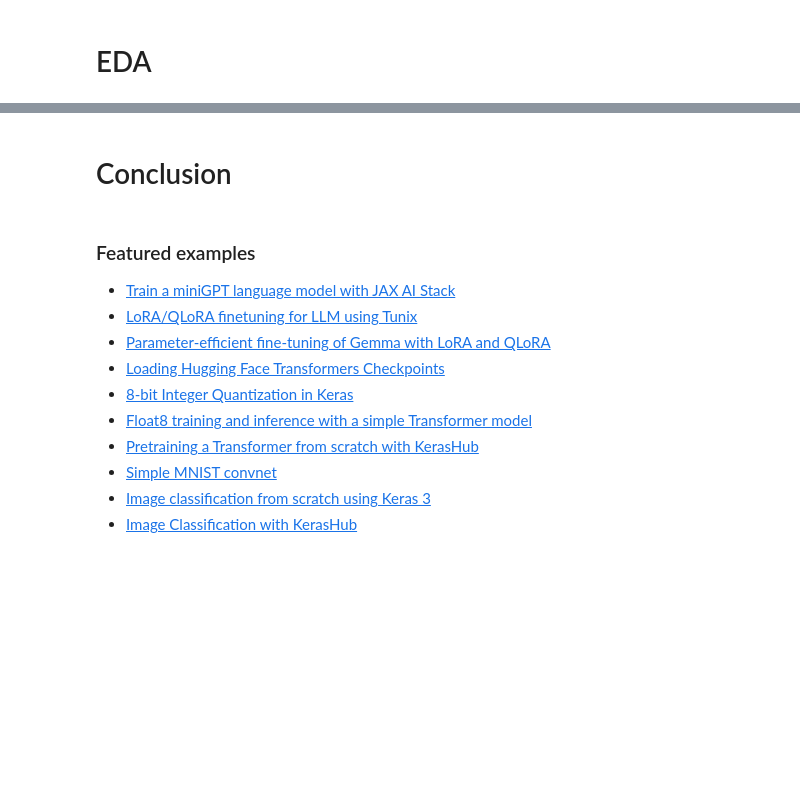
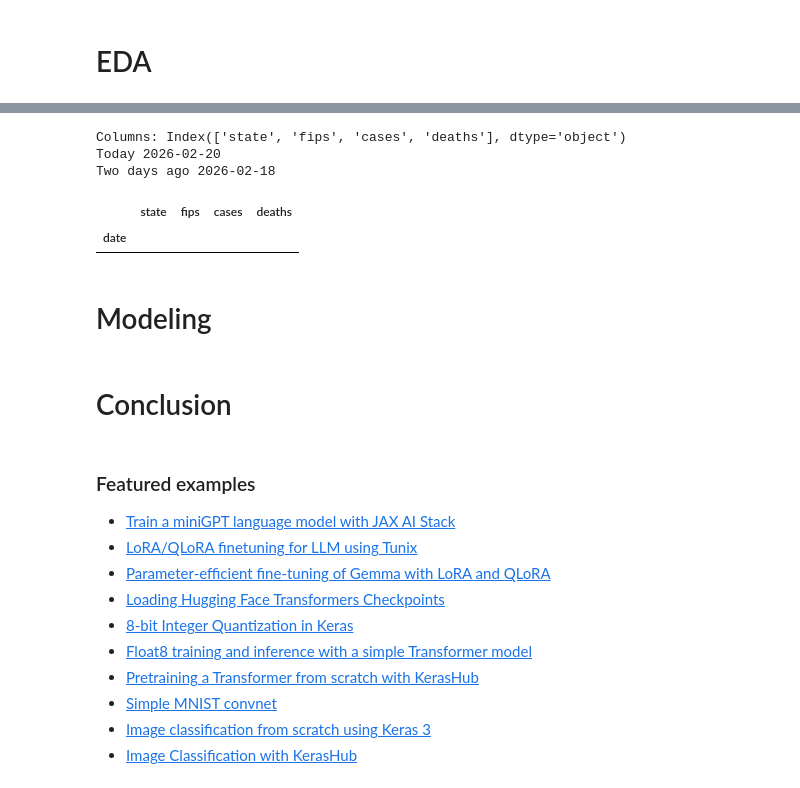
Before and after one commit to Mo-AWS/DataScience-Demo-2026, a Jupyter notebook: Welcome_To_Colab.ipynb, the cells around one changed output, grey strips where cells are left out. Saved outputs shown, nothing was run; the diff lists cells and outputs as text; code cells hidden in the pictures; blank space fills up the shorter version.

```diff
--- a/Welcome_To_Colab.ipynb
+++ b/Welcome_To_Colab.ipynb
@@ -200,3 +226,29 @@ These are a few of the notebooks related to Machine Learning, including Google's
+# %%
+url = "https://raw.githubusercontent.com/"\
+      "nytimes/covid-19-data/master/us-states.csv"
+df = pd.read_csv(url)
+df["date"] = pd.to_datetime(df["date"])
+df = df.set_index("date")
+print(f"Columns: {df.columns}")
+df.index
+from datetime import date, timedelta
+today = date.today()
+daybefore = today - timedelta(days = 2)
+print(f"Today {today}")
+print(f"Two days ago {daybefore}")
+# %% [output]
+Columns: Index(['state', 'fips', 'cases', 'deaths'], dtype='object')
+Today 2026-02-20
+Two days ago 2026-02-18
+# %%
+current_df = df.loc[daybefore:today].sort_values(
+  by=["deaths", "cases"], ascending=False)
+current_df.head(10)
+# %% [output]
+|  | state | fips | cases | deaths |
+| date |  |  |  |  |
+# %% [markdown]
+# Modeling
 # %% [markdown]
 # Conclusion
 # %% [markdown]
```
Also changed, not shown: parts of 5 cells of this notebook.
